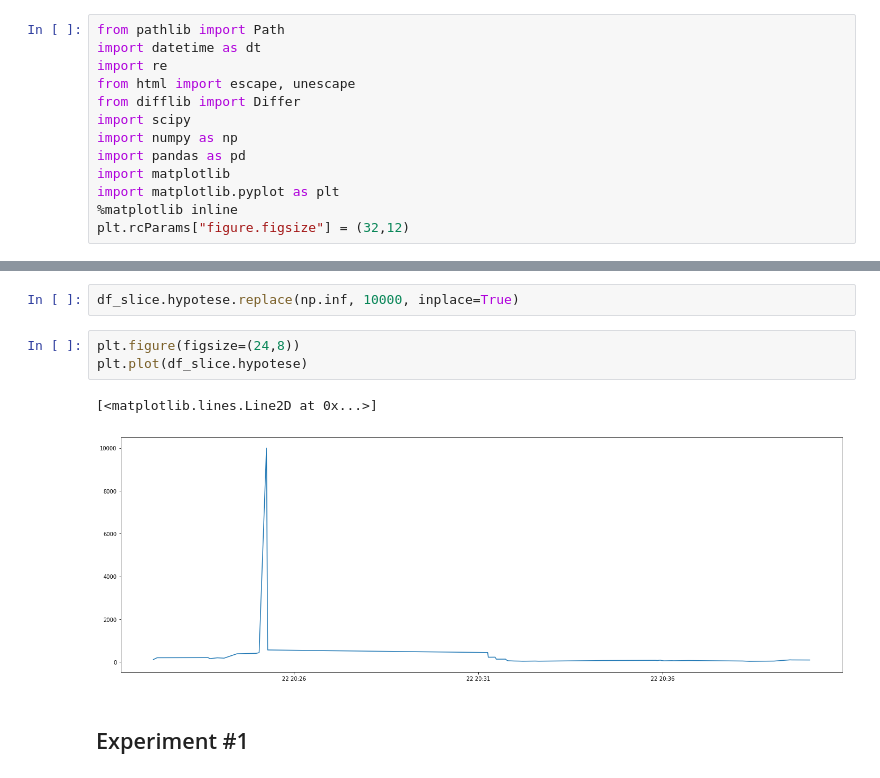
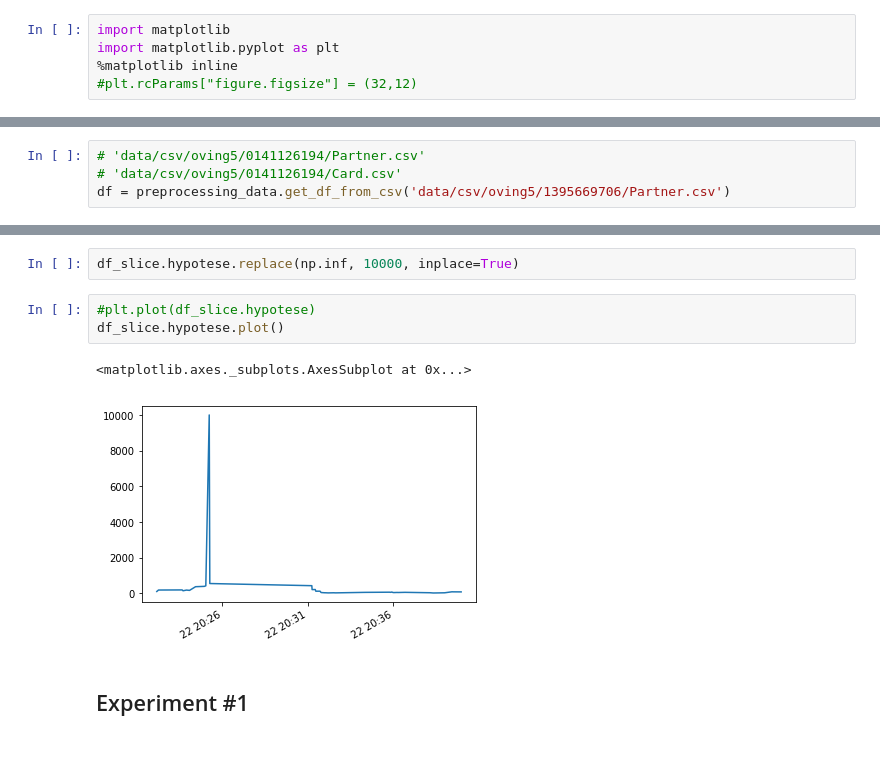
Before and after one commit to hermanmk/jexercise-data-analysis, a Jupyter notebook: Working modes.ipynb, the cells around one changed output, grey strips where cells are left out. Drawn from its saved outputs; the diff is of its cells as text; blank space fills up the shorter version.

Commit message:
Extracted a lot of the boiler plate code into Python modules 'raw_jexercise_data' and 'preprocessing_data'.

```diff
--- a/Working modes.ipynb
+++ b/Working modes.ipynb
@@ -1,13 +1,5 @@
 # %%
-from pathlib import Path
-import datetime as dt
-import re
-from html import escape, unescape
-from difflib import Differ
-import scipy
-import numpy as np
-import pandas as pd
 import matplotlib
 import matplotlib.pyplot as plt
 %matplotlib inline
-plt.rcParams["figure.figsize"] = (32,12)
+#plt.rcParams["figure.figsize"] = (32,12)
@@ -94,3 +8,7 @@ df = df.groupby(level=0, sort=False).first()
+# %%
+# 'data/csv/oving5/0141126194/Partner.csv'
+# 'data/csv/oving5/0141126194/Card.csv'
+df = preprocessing_data.get_df_from_csv('data/csv/oving5/1395669706/Partner.csv')
 # %%
 df.isnull().sum()
 # %% [output]
@@ -349,11 +202,11 @@ df_slice = df['2017-02-22 20:21:00':'2017-02-22 20:40:00'].copy()
 # %%
 df_slice.hypotese.replace(np.inf, 10000, inplace=True)
 # %%
-plt.figure(figsize=(24,8))
-plt.plot(df_slice.hypotese)
+#plt.plot(df_slice.hypotese)
+df_slice.hypotese.plot()
 # %% [output]
-[<matplotlib.lines.Line2D at 0x...>]
+<matplotlib.axes._subplots.AxesSubplot at 0x...>
-[figure, old version]
+[figure, new version]
 # %% [markdown]
 ## Experiment #1
 # %%
```
Also changed, not shown: parts of 12 cells of this notebook, 5 other files.
